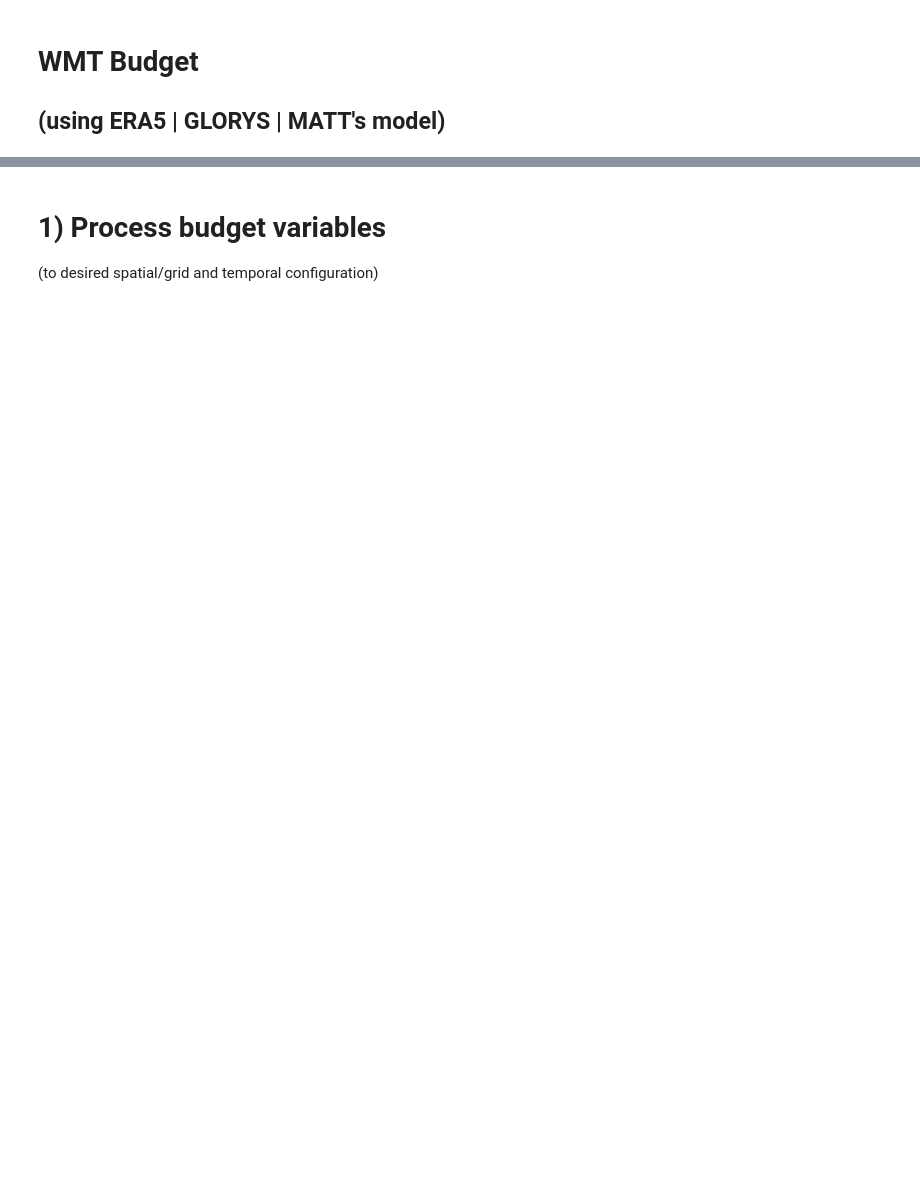
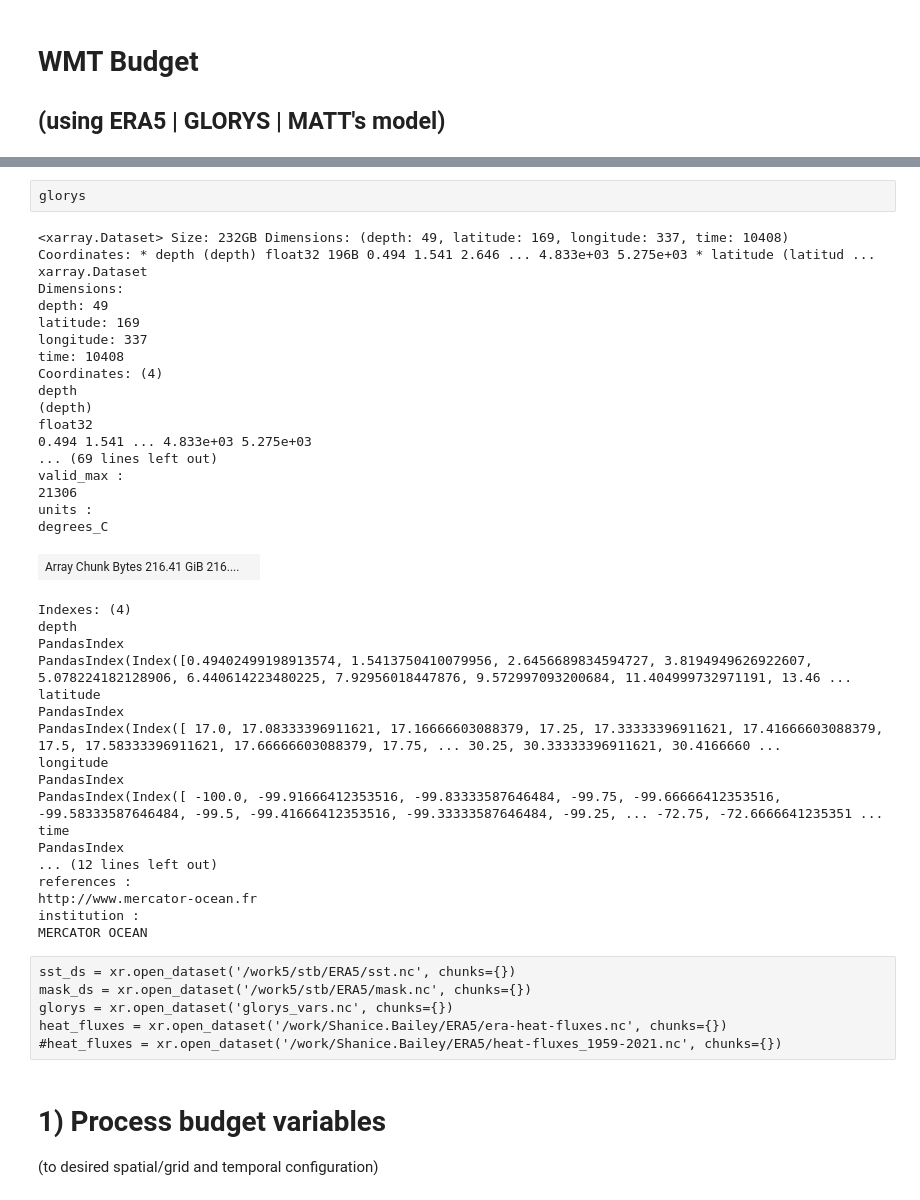
Before and after one commit to shanicetbailey/MHW-gfdl, a Jupyter notebook: 06-wmt-budget.ipynb, the cells around one changed output, grey strips where cells are left out. Drawn from its saved outputs; the diff is of its cells as text; blank space fills up the shorter version.

```diff
--- a/06-wmt-budget.ipynb
+++ b/06-wmt-budget.ipynb
@@ -61,3 +102,47 @@ Attributes: (0)
+# %%
+glorys
+# %% [output]
+<xarray.Dataset> Size: 232GB Dimensions: (depth: 49, latitude: 169, longitude: 337, time: 10408) Coordinates: * depth (depth) float32 196B 0.494 1.541 2.646 ... 4.833e+03 5.275e+03 * latitude (latitud ...
+xarray.Dataset
+Dimensions:
+depth: 49
+latitude: 169
+longitude: 337
+time: 10408
+Coordinates: (4)
+depth
+(depth)
+float32
+0.494 1.541 ... 4.833e+03 5.275e+03
+... (69 lines left out)
+valid_max :
+21306
+units :
+degrees_C
+| Array Chunk Bytes 216.41 GiB 216.... |  |
+Indexes: (4)
+depth
+PandasIndex
+PandasIndex(Index([0.49402499198913574, 1.5413750410079956, 2.6456689834594727, 3.8194949626922607, 5.078224182128906, 6.440614223480225, 7.92956018447876, 9.572997093200684, 11.404999732971191, 13.46 ...
+latitude
+PandasIndex
+PandasIndex(Index([ 17.0, 17.08333396911621, 17.16666603088379, 17.25, 17.33333396911621, 17.41666603088379, 17.5, 17.58333396911621, 17.66666603088379, 17.75, ... 30.25, 30.33333396911621, 30.4166660 ...
+longitude
+PandasIndex
+PandasIndex(Index([ -100.0, -99.91666412353516, -99.83333587646484, -99.75, -99.66666412353516, -99.58333587646484, -99.5, -99.41666412353516, -99.33333587646484, -99.25, ... -72.75, -72.6666641235351 ...
+time
+PandasIndex
+... (12 lines left out)
+references :
+http://www.mercator-ocean.fr
+institution :
+MERCATOR OCEAN
+# %% [raw]
+sst_ds = xr.open_dataset('/work5/stb/ERA5/sst.nc', chunks={})
+mask_ds = xr.open_dataset('/work5/stb/ERA5/mask.nc', chunks={})
+glorys = xr.open_dataset('glorys_vars.nc', chunks={})
+heat_fluxes = xr.open_dataset('/work/Shanice.Bailey/ERA5/era-heat-fluxes.nc', chunks={})
+#heat_fluxes = xr.open_dataset('/work/Shanice.Bailey/ERA5/heat-fluxes_1959-2021.nc', chunks={})
 # %% [markdown]
 # 1) Process budget variables
 (to desired spatial/grid and temporal configuration)
```
Also changed, not shown: parts of 23 cells of this notebook.
